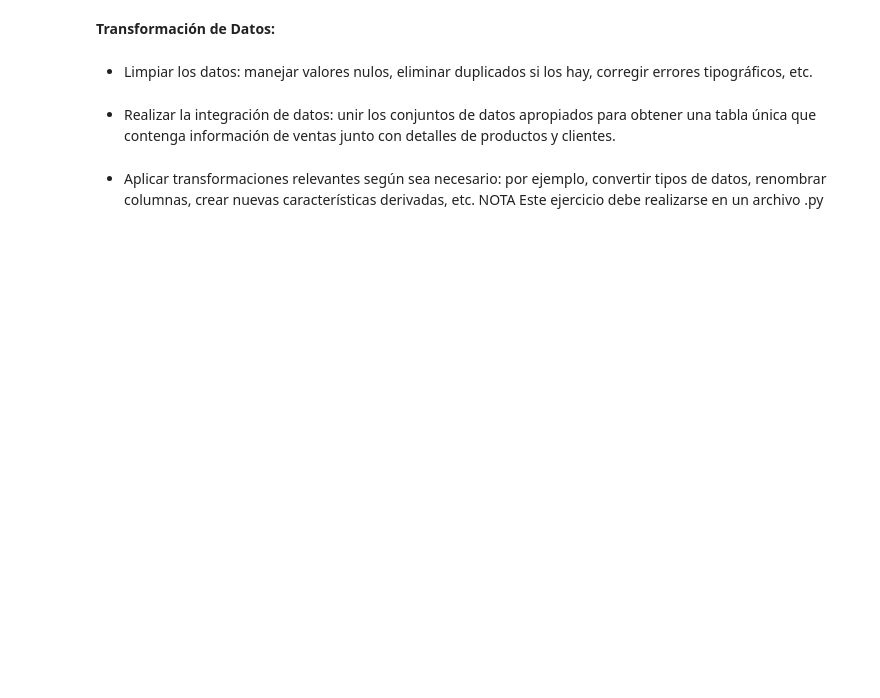
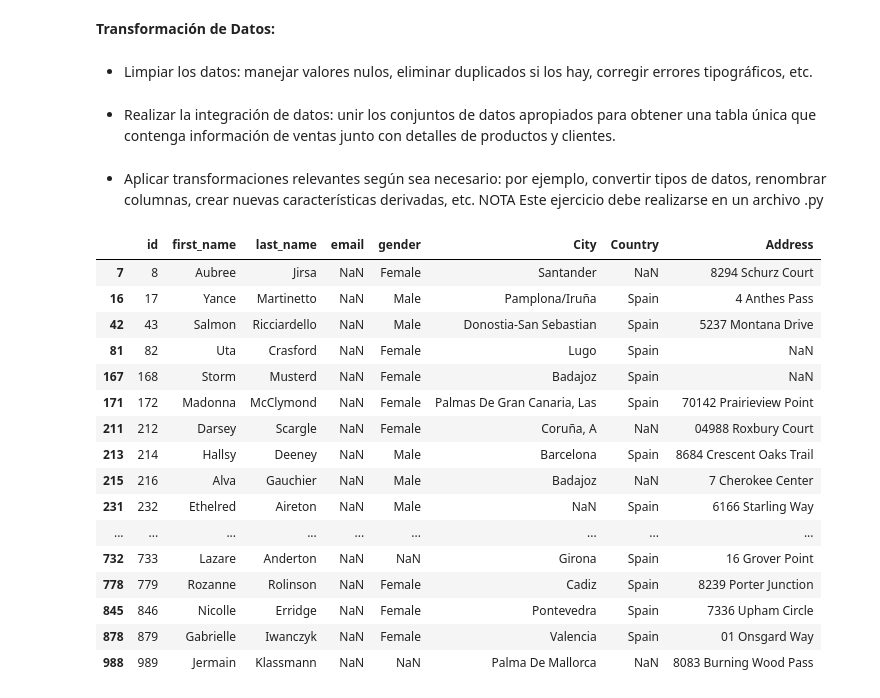
Before and after one commit to FrancaTortaroloo/mod3-pairprogramming, a Jupyter notebook: Pair_ETL1.ipynb, the cells around one changed output. Saved outputs shown, nothing was run; the diff lists cells and outputs as text; code cells hidden in the pictures; blank space fills up the shorter version.

Commit message:
pair con valen 27/06

```diff
--- a/Pair_ETL1.ipynb
+++ b/Pair_ETL1.ipynb
@@ -65,3 +102,23 @@ clientes_df
 # %% [markdown]
 - Aplicar transformaciones relevantes según sea necesario: por ejemplo, convertir tipos de datos, renombrar columnas, crear nuevas características derivadas, etc.
 NOTA Este ejercicio debe realizarse en un archivo .py
+# %%
+ver_duplicados(clientes_df, 'email')
+# %% [output]
+|  | id | first_name | last_name | email | gender | City | Country | Address |
+| 7 | 8 | Aubree | Jirsa | NaN | Female | Santander | NaN | 8294 Schurz Court |
+| 16 | 17 | Yance | Martinetto | NaN | Male | Pamplona/Iruña | Spain | 4 Anthes Pass |
+| 42 | 43 | Salmon | Ricciardello | NaN | Male | Donostia-San Sebastian | Spain | 5237 Montana Drive |
+| 81 | 82 | Uta | Crasford | NaN | Female | Lugo | Spain | NaN |
+| 167 | 168 | Storm | Musterd | NaN | Female | Badajoz | Spain | NaN |
+| 171 | 172 | Madonna | McClymond | NaN | Female | Palmas De Gran Canaria, Las | Spain | 70142 Prairieview Point |
+| 211 | 212 | Darsey | Scargle | NaN | Female | Coruña, A | NaN | 04988 Roxbury Court |
+| 213 | 214 | Hallsy | Deeney | NaN | Male | Barcelona | Spain | 8684 Crescent Oaks Trail |
+| 215 | 216 | Alva | Gauchier | NaN | Male | Badajoz | NaN | 7 Cherokee Center |
+| 231 | 232 | Ethelred | Aireton | NaN | Male | NaN | Spain | 6166 Starling Way |
+| ... | ... | ... | ... | ... | ... | ... | ... | ... |
+| 732 | 733 | Lazare | Anderton | NaN | NaN | Girona | Spain | 16 Grover Point |
+| 778 | 779 | Rozanne | Rolinson | NaN | Female | Cadiz | Spain | 8239 Porter Junction |
+| 845 | 846 | Nicolle | Erridge | NaN | Female | Pontevedra | Spain | 7336 Upham Circle |
+| 878 | 879 | Gabrielle | Iwanczyk | NaN | Female | Valencia | Spain | 01 Onsgard Way |
+| 988 | 989 | Jermain | Klassmann | NaN | NaN | Palma De Mallorca | NaN | 8083 Burning Wood Pass |
```
Also changed, not shown: parts of 12 cells of this notebook, 1 other file.
